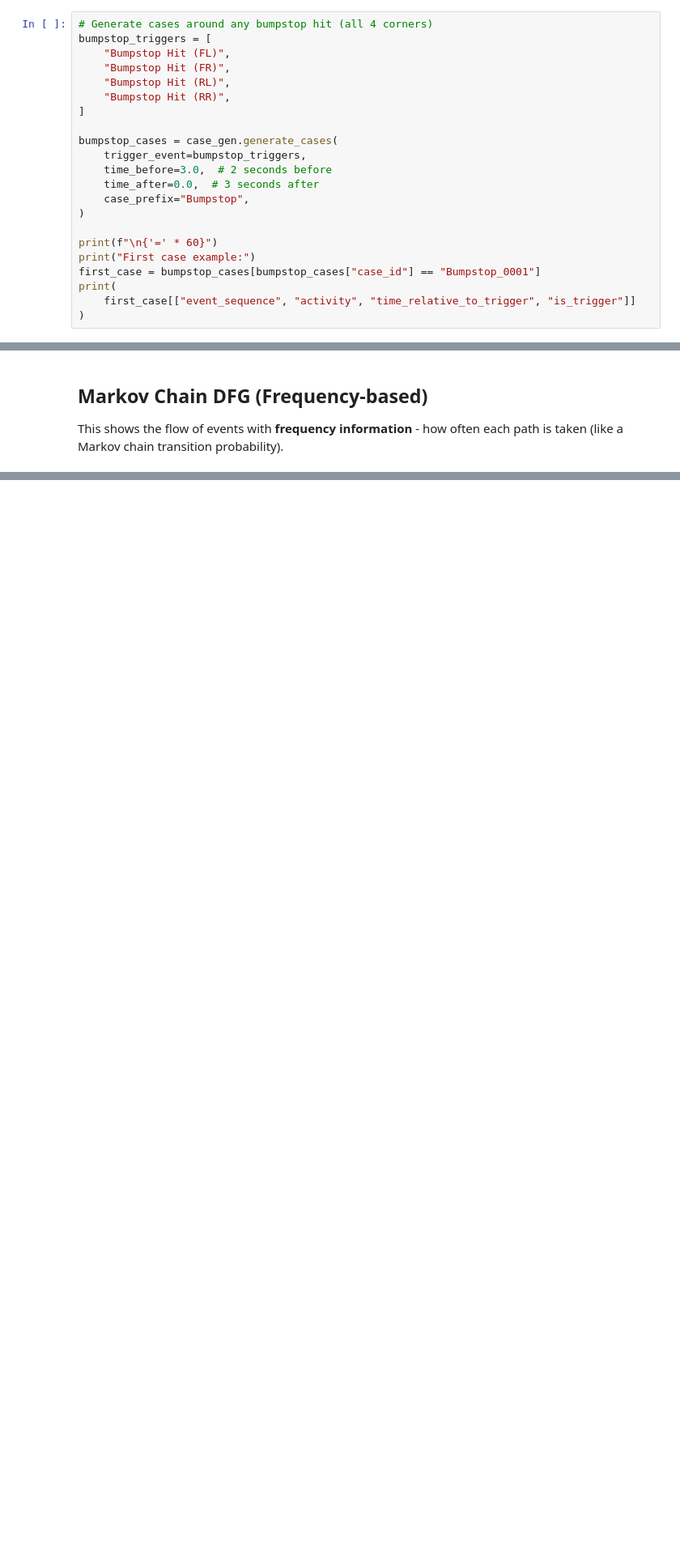
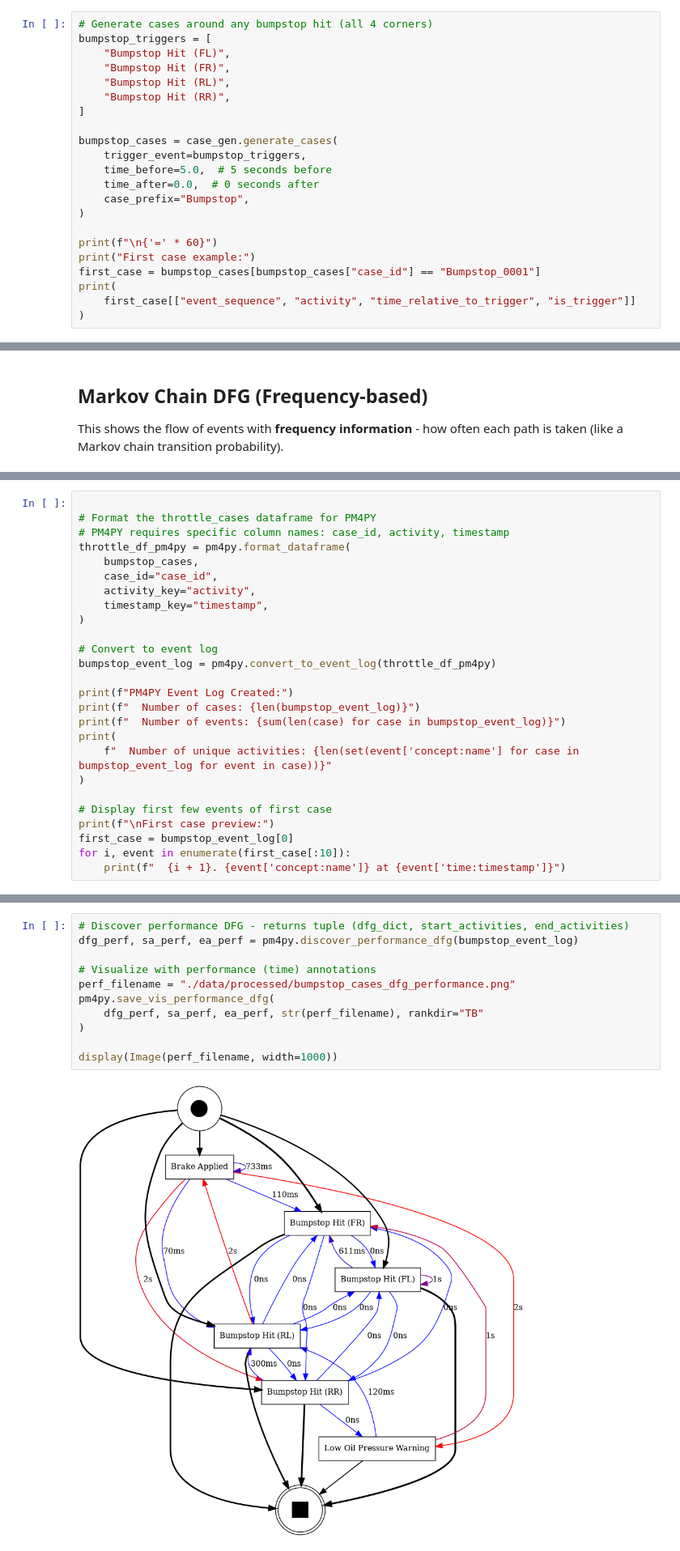
Before and after one commit to GarrettGruss/process-mining-demo, a Jupyter notebook: examples/example_4/example_4_part_2.ipynb, the cells around one changed output, grey strips where cells are left out. Shown at 81% size. Cells and saved outputs as stored; diff of their text form; blank space fills up the shorter version.

Commit message:
feat(example_4_part_2): Adding process mining for bumpstock events

```diff
--- a/examples/example_4/example_4_part_2.ipynb
+++ b/examples/example_4/example_4_part_2.ipynb
@@ -909,8 +912,8 @@ bumpstop_triggers = [
 
 bumpstop_cases = case_gen.generate_cases(
     trigger_event=bumpstop_triggers,
-    time_before=3.0,  # 2 seconds before
-    time_after=0.0,  # 3 seconds after
+    time_before=5.0,  # 5 seconds before
+    time_after=0.0,  # 0 seconds after
     case_prefix="Bumpstop",
 )
 
@@ -1102,0 +1053,26 @@ Top 10 most frequent transitions:
+# %%
+
+# Format the throttle_cases dataframe for PM4PY
+# PM4PY requires specific column names: case_id, activity, timestamp
+throttle_df_pm4py = pm4py.format_dataframe(
+    bumpstop_cases,
+    case_id="case_id",
+    activity_key="activity",
+    timestamp_key="timestamp",
+)
+
+# Convert to event log
+bumpstop_event_log = pm4py.convert_to_event_log(throttle_df_pm4py)
+
+print(f"PM4PY Event Log Created:")
+print(f"  Number of cases: {len(bumpstop_event_log)}")
+print(f"  Number of events: {sum(len(case) for case in bumpstop_event_log)}")
+print(
+    f"  Number of unique activities: {len(set(event['concept:name'] for case in bumpstop_event_log for event in case))}"
+)
+
+# Display first few events of first case
+print(f"\nFirst case preview:")
+first_case = bumpstop_event_log[0]
+for i, event in enumerate(first_case[:10]):
+    print(f"  {i + 1}. {event['concept:name']} at {event['time:timestamp']}")
@@ -1102,0 +1091,13 @@ Top 10 most frequent transitions:
+# %%
+# Discover performance DFG - returns tuple (dfg_dict, start_activities, end_activities)
+dfg_perf, sa_perf, ea_perf = pm4py.discover_performance_dfg(bumpstop_event_log)
+
+# Visualize with performance (time) annotations
+perf_filename = "./data/processed/bumpstop_cases_dfg_performance.png"
+pm4py.save_vis_performance_dfg(
+    dfg_perf, sa_perf, ea_perf, str(perf_filename), rankdir="TB"
+)
+
+display(Image(perf_filename, width=1000))
+# %% [output]
+[figure, added]
```
Also changed, not shown: parts of 9 cells of this notebook.
